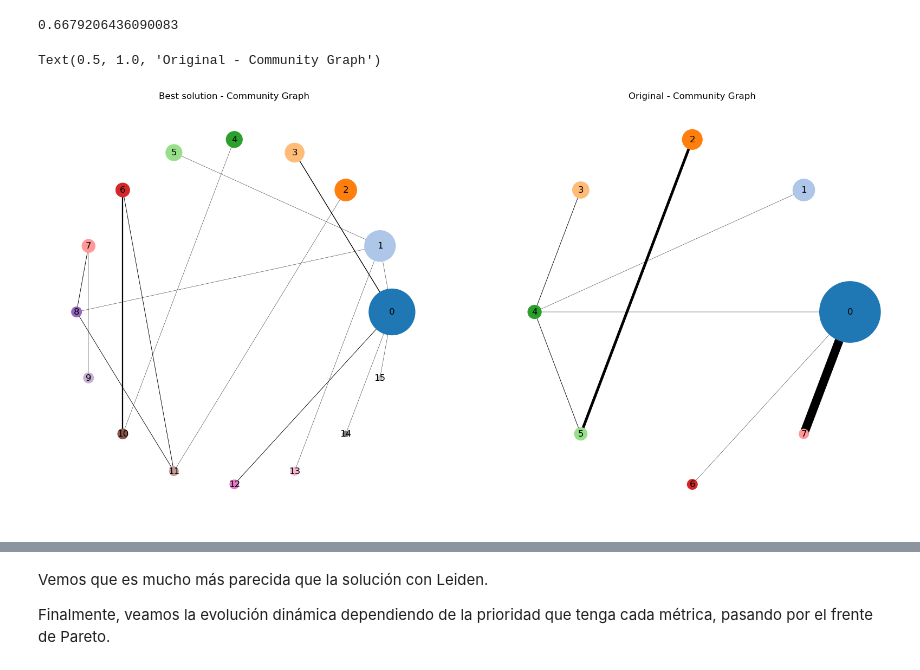
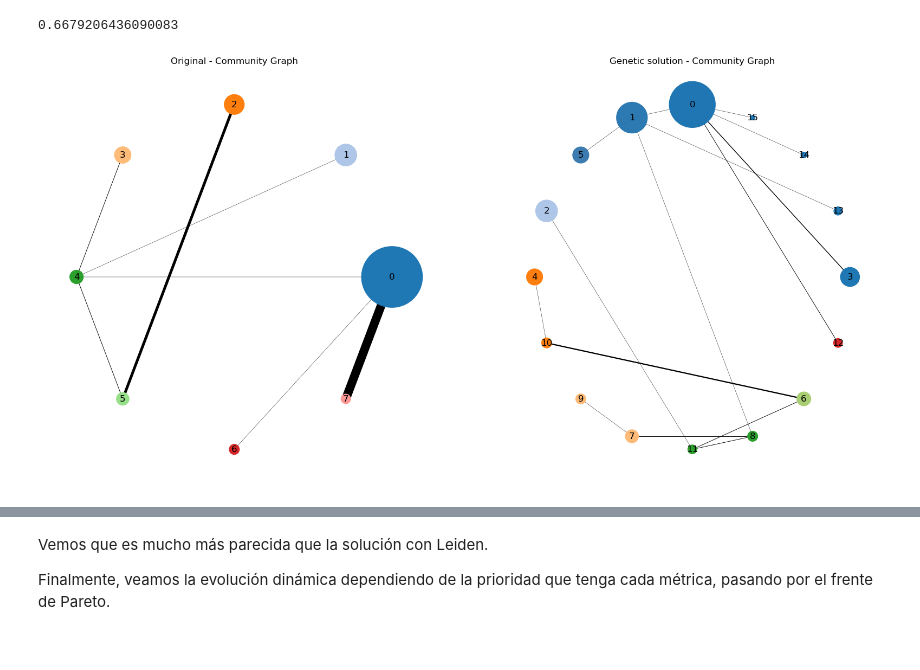
Before and after one commit to pablomiralles22/maadm-sna-ceb-assignment, a Jupyter notebook: notebooks/exercise2-3.ipynb, the cells around one changed output, grey strips where cells are left out. Cells and saved outputs as stored; diff of their text form; code cells hidden in the pictures.

```diff
--- a/notebooks/exercise2-3.ipynb
+++ b/notebooks/exercise2-3.ipynb
@@ -51,22 +56,6 @@ edges: list[list[int]] = [
 ]
 # %% [markdown]
 ## Código auxiliar
-# %%
-def community_list_to_dict(communities: list[list[int]]) -> dict[int, int]:
-    # list of list of nodes in the same community to dict of node to community
-    return {
-        node: ind
-        for ind, community in enumerate(communities)
-        for node in community
-    }
-
-def community_dict_to_list(community_dict: dict[int, int]) -> list[list[int]]:
-    # dict of node to community to list of list of nodes in the same community
-    num_communities = max(community_dict.values()) + 1
-    communities = [[] for _ in range(num_communities)]
-    for node, community in community_dict.items():
-        communities[community].append(node)
-    return communities
 # %%
 def individual_to_communities(individual: list[int]) -> list[list[int]]:
     """
@@ -441,16 +266,22 @@ best_nmi
 best_communities = individual_to_communities(best_solution)
 # %%
 %matplotlib inline
+
 # two plots side by side
 fig, (ax1, ax2) = plt.subplots(1, 2, figsize=(20, 10))
-plot_circular_community_graph(graph, communities=best_communities, node_scale=20., ax=ax1)
-plot_circular_community_graph(graph, communities=community_dict_to_list({node: attr["community"] for node, attr in list(graph.nodes(data=True))}), node_scale=20., ax=ax2)
+plot_circular_community_graph_with_reference(
+    graph,
+    communities_1=real_communities,
+    communities_2=best_communities,
+    node_scale=20.,
+    ax1=ax1,
+    ax2=ax2,
+)
 
-ax1.set_title("Best solution - Community Graph")
-ax2.set_title("Original - Community Graph")
+ax1.set_title("Original - Community Graph")
+ax2.set_title("Genetic solution - Community Graph");
 # %% [output]
-Text(0.5, 1.0, 'Original - Community Graph')
-[figure, old version]
+[figure, new version]
 # %%
 %matplotlib inline
 fig, ax = plt.subplots(1, 1, figsize=(10, 10))
```
Also changed, not shown: parts of 8 cells of this notebook, 8 other files.
